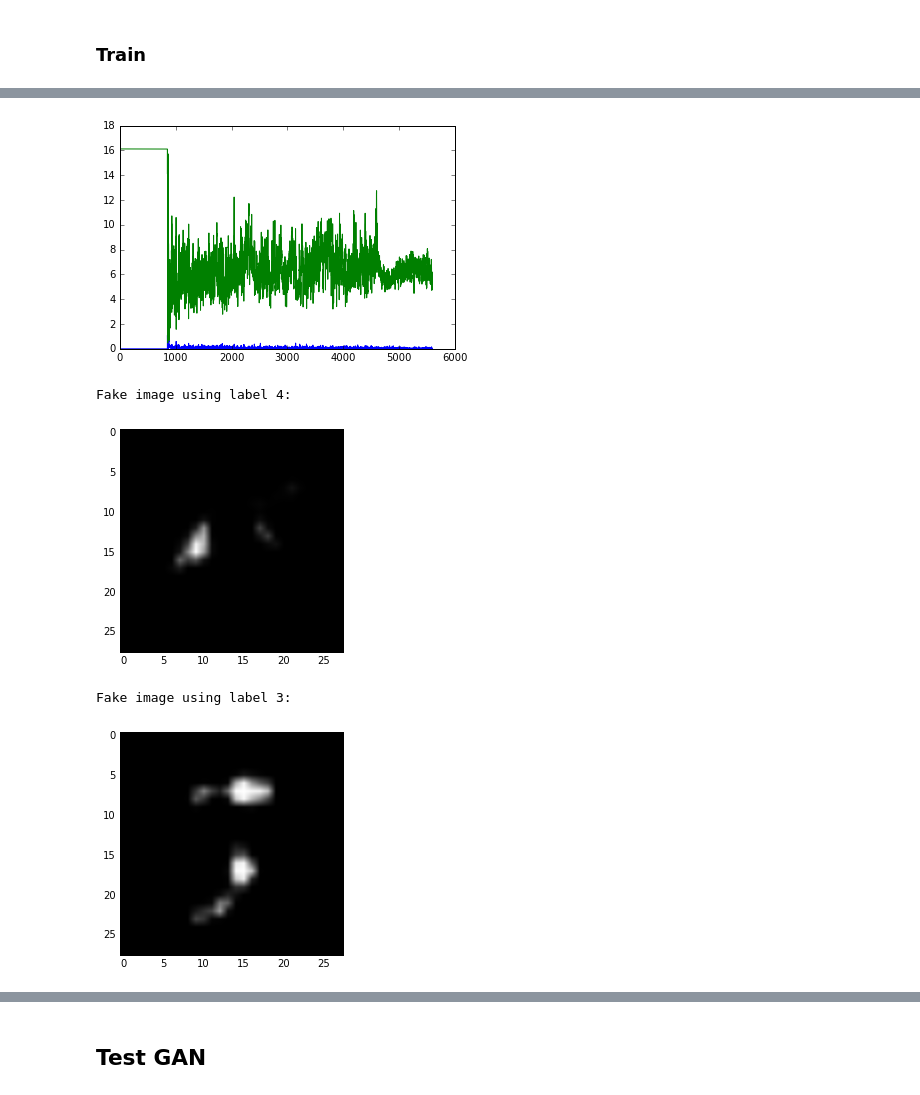
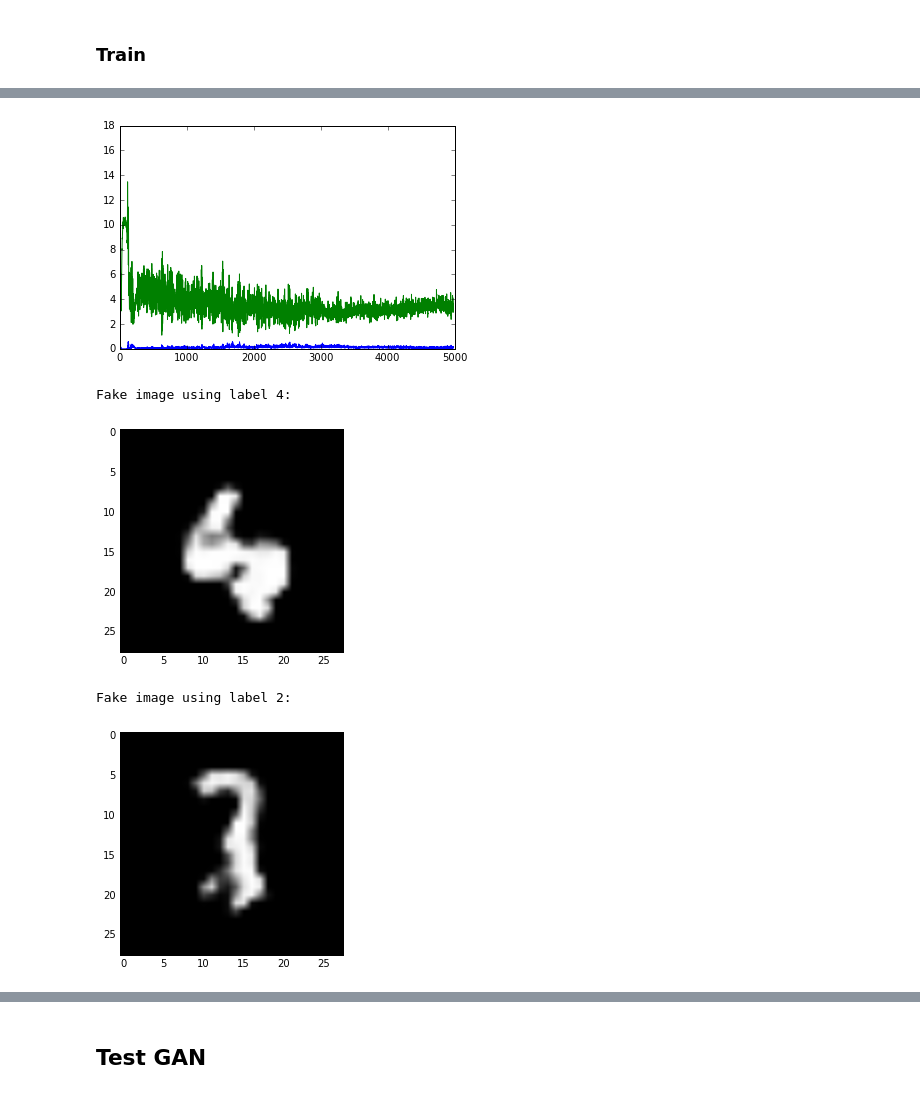
Before and after one commit to angadgill/conditional_cnn_gan, a Jupyter notebook: Class_Conditional_CNN_GAN.ipynb, the cells around one changed output, grey strips where cells are left out. Cells and saved outputs as stored; diff of their text form; code cells hidden in the pictures.

```diff
--- a/Class_Conditional_CNN_GAN.ipynb
+++ b/Class_Conditional_CNN_GAN.ipynb
@@ -133,3 +114,8 @@ d_opt = Adam(lr=1e-3)
+# %%
+d_opt = Adam(lr=1e-4)
+# d_opt = Adam()
+# d_opt = SGD(lr=0.01, momentum=0, decay=0)
+# d_opt = Adagrad()
 # %%
 d_input_img = Input(shape=x_train.shape[1:], name='image input')
 
@@ -138,7 +124,7 @@ d_input_label = Input(shape=[10], name='label input')
 # d_input_label_2 = ZeroPadding1D(padding=(0,6))(d_input_label_2)
 # d_input_label_2 = Reshape((1,4,4))(d_input_label_2)
 # d_input_label_2 = UpSampling2D(size=(7,7))(d_input_label_2)
-d_input_label_2 = MaxoutDense(28*28)(d_input_label)
+d_input_label_2 = MaxoutDense(28*28, nb_feature=1)(d_input_label)
 d_input_label_2 = Reshape(x_train.shape[1:])(d_input_label_2)
 
 d_input = merge([d_input_img, d_input_label_2], mode='concat', concat_axis=1)
@@ -266,7 +227,7 @@ batch_size = 32
 # %%
 d_losses, gan_losses = [], []
 # %%
-def train(nb_epoch=5000, d_losses, gan_losses):
+def train(nb_epoch, d_losses, gan_losses):
     for epoch in range(nb_epoch):
         start_time = time.time()
         # Sample real images
@@ -316,2 +280,2 @@ def train(nb_epoch=5000, d_losses, gan_losses):
 # %%
-train(5000, d_losses, gan_losses)
+train(3000, d_losses, gan_losses)
@@ -320,4 +294,4 @@ d_opt.lr.set_value(1e-4)
 gan_opt.lr.set_value(1e-5)
 # %%
-train(1000, d_losses, gan_losses)
+train(2000, d_losses, gan_losses)
 # %% [output]
@@ -328,6 +302,6 @@ Time elapsed in epoch 980: 0.41 seconds
-[figure, old version]
+[figure, new version]
 Fake image using label 4:
-[figure, old version]
+[figure, new version]
-Fake image using label 3:
+Fake image using label 2:
-[figure, old version]
+[figure, new version]
 # %%
```
Also changed, not shown: parts of 27 cells of this notebook.
